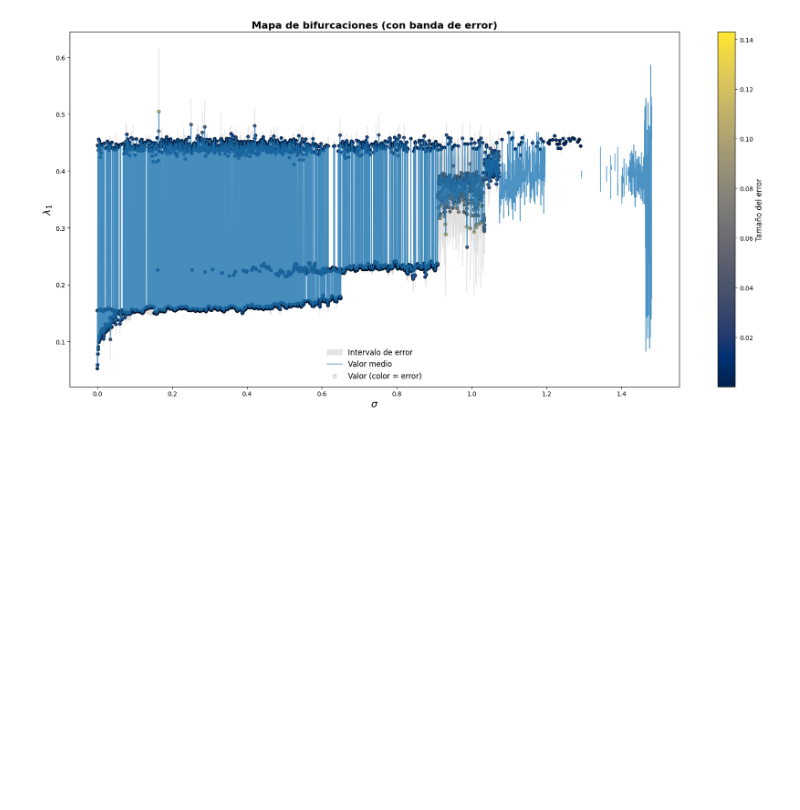
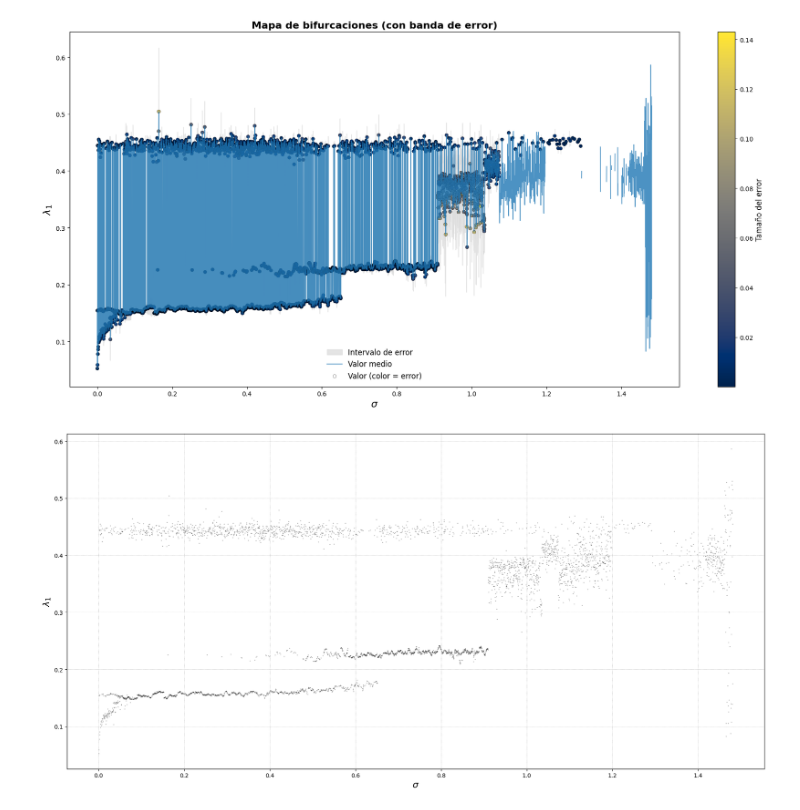
Before and after one commit to jenriquezafra/TFG, a Jupyter notebook: notebooks/parameters_exploration.ipynb, the cells around one changed output. Saved outputs shown, nothing was run; the diff lists cells and outputs as text; code cells hidden in the pictures; blank space fills up the shorter version.

```diff
--- a/notebooks/parameters_exploration.ipynb
+++ b/notebooks/parameters_exploration.ipynb
@@ -219,3 +126,31 @@ fig.tight_layout()
 plt.show()
 # %% [output]
 [figure]
+# %%
+# extraemos parámetros
+sigma = barr_random[:, 0]
+lces = barr_random[:, 1]
+delta = barr_random[:, 2]
+
+fig, ax = plt.subplots(figsize=(18, 9))
+
+# scatter estilo bifurcación: muchos puntos chiquititos y algo transparentes
+ax.scatter(
+    sigma, lces,
+    s=1,                    # tamaño de punto muy pequeño
+    alpha=0.4,                # transparencia para ver densidades
+    marker='.',               # marcador puntiagudo
+    color='black'             # clásico negro
+)
+
+
+
+ax.set_xlabel(r'$\sigma$', fontsize=16)
+ax.set_ylabel(r'$\lambda_1$', fontsize=16)
+
+ax.grid(True, linestyle=':', linewidth=.7)
+
+fig.tight_layout()
+plt.show()
+# %% [output]
+[figure, added]
```
Also changed, not shown: parts of 9 cells of this notebook, 2 other files.
